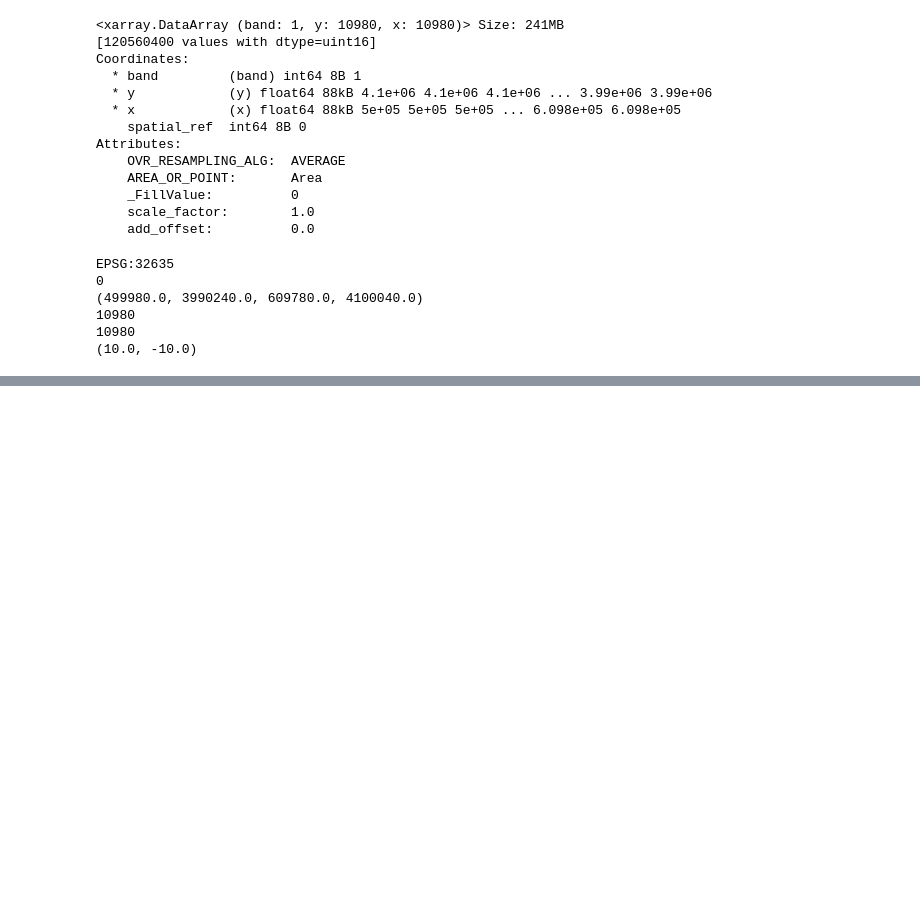
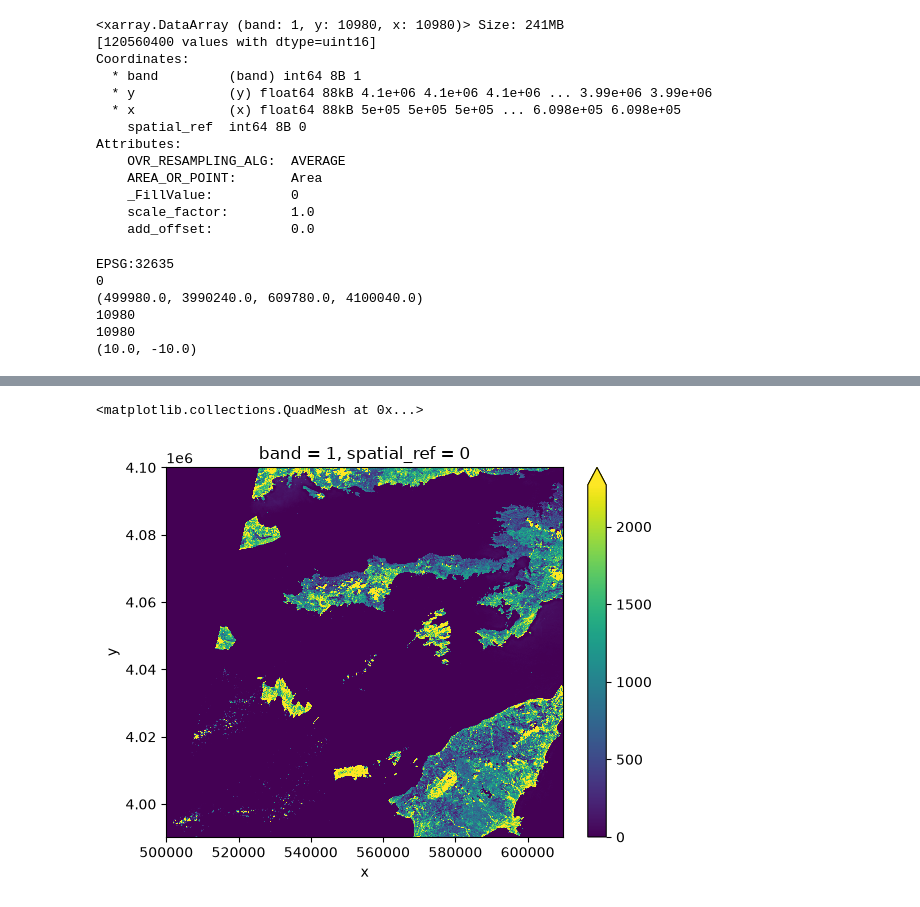
Before and after one commit to Dhruv-Kapri/rhodes-wildfire-analysis, a Jupyter notebook: notebooks/03_open_local_raster.ipynb, the cells around one changed output, grey strips where cells are left out. Drawn from its saved outputs; the diff is of its cells as text; code cells hidden in the pictures; blank space fills up the shorter version.

```diff
--- a/notebooks/03_open_local_raster.ipynb
+++ b/notebooks/03_open_local_raster.ipynb
@@ -37,0 +70,5 @@ NameError: name 'rhodes_red' is not defined
+# %%
+rhodes_red_80.plot(robust=True)
+# %% [output]
+<matplotlib.collections.QuadMesh at 0x...>
+[figure, added]
```
Also changed, not shown: parts of 30 cells of this notebook, 2 other files.
